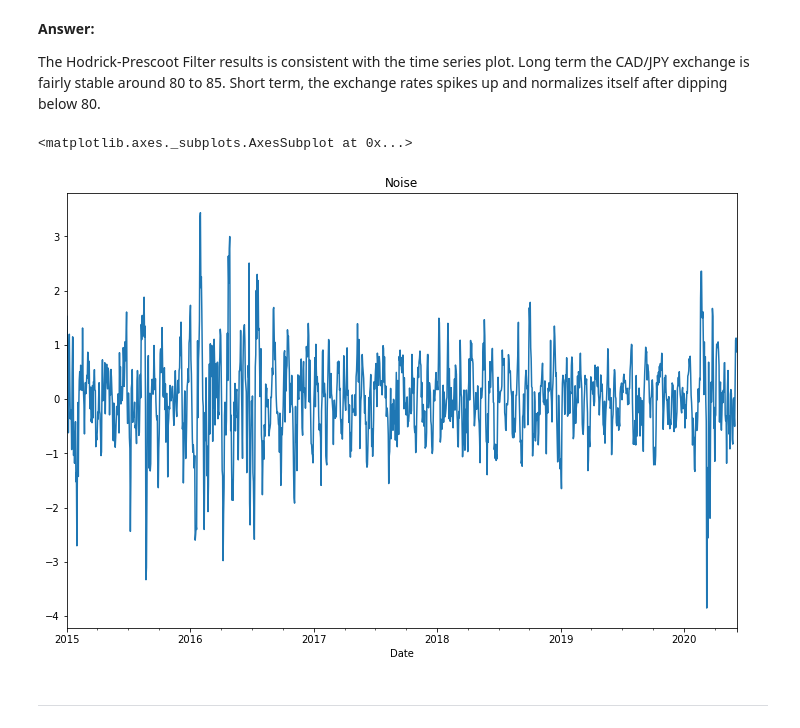
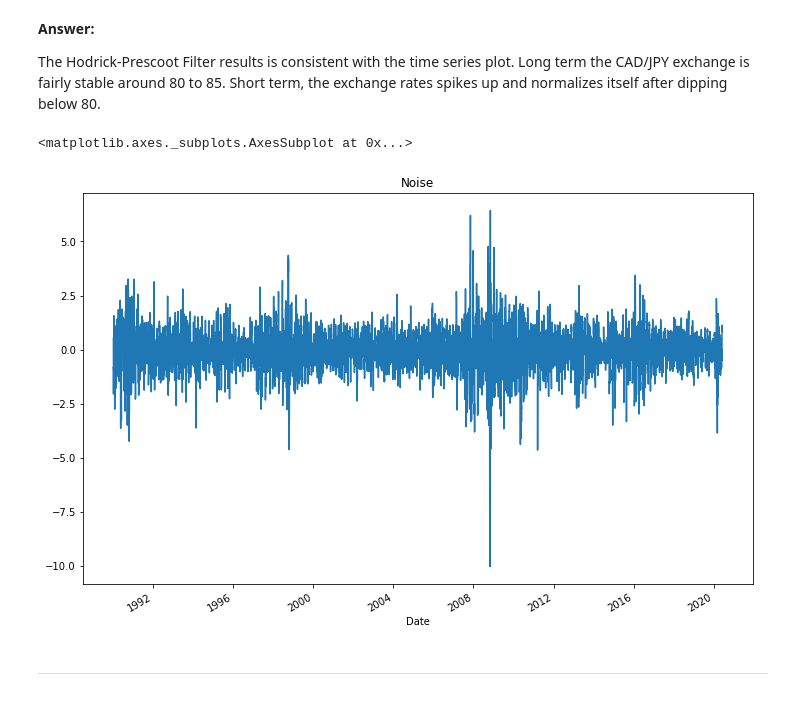
Before and after one commit to AdoboPeanuts/Time_Series_Analysis_Homework, a Jupyter notebook: Time_Series_Analysis/time_series_analysis.ipynb, the cells around one changed output. Saved outputs shown, nothing was run; the diff lists cells and outputs as text; code cells hidden in the pictures.

Commit message:
updated time_series_analysis.ipynb
1. changed settle noise plot. to reflect 1992 to 2020

```diff
--- a/Time_Series_Analysis/time_series_analysis.ipynb
+++ b/Time_Series_Analysis/time_series_analysis.ipynb
@@ -115,10 +115,10 @@ Long term the CAD/JPY exchange is fairly stable around 80 to 85. Short term, the
 # %%
 # Plotted the Settle Noise
 
-cad_jpy_plot['noise'].plot(figsize = (12,8), title = "Noise")
+cad_jpy_exchange['noise'].plot(figsize = (12,8), title = "Noise")
 # %% [output]
 <matplotlib.axes._subplots.AxesSubplot at 0x...>
-[figure, old version]
+[figure, new version]
 # %% [markdown]
 ---
 # %% [markdown]
```
Also changed, not shown: parts of 3 cells of this notebook.
